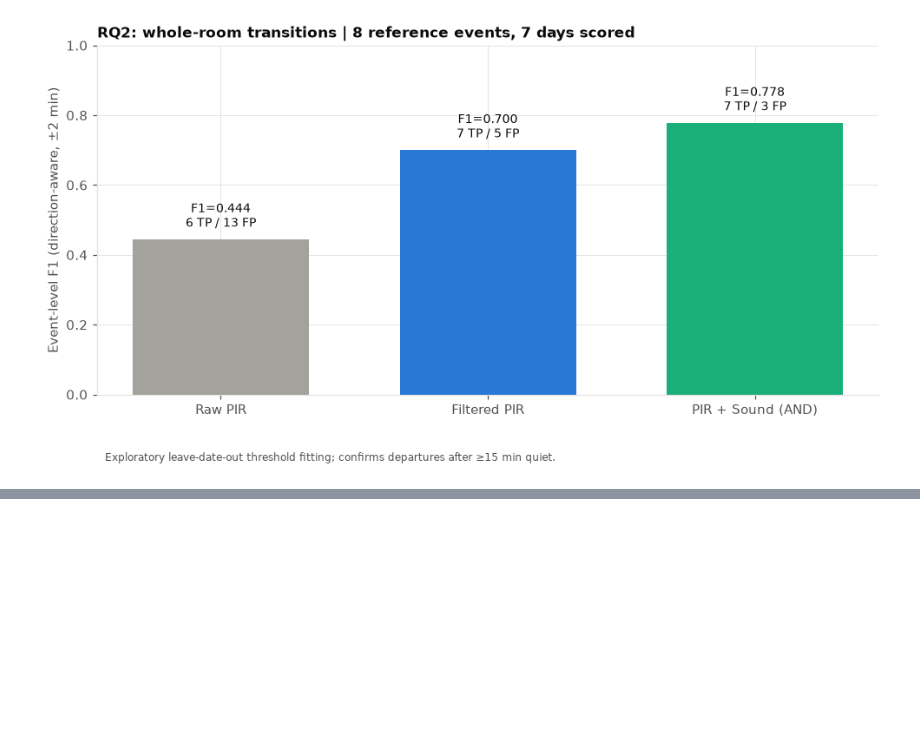
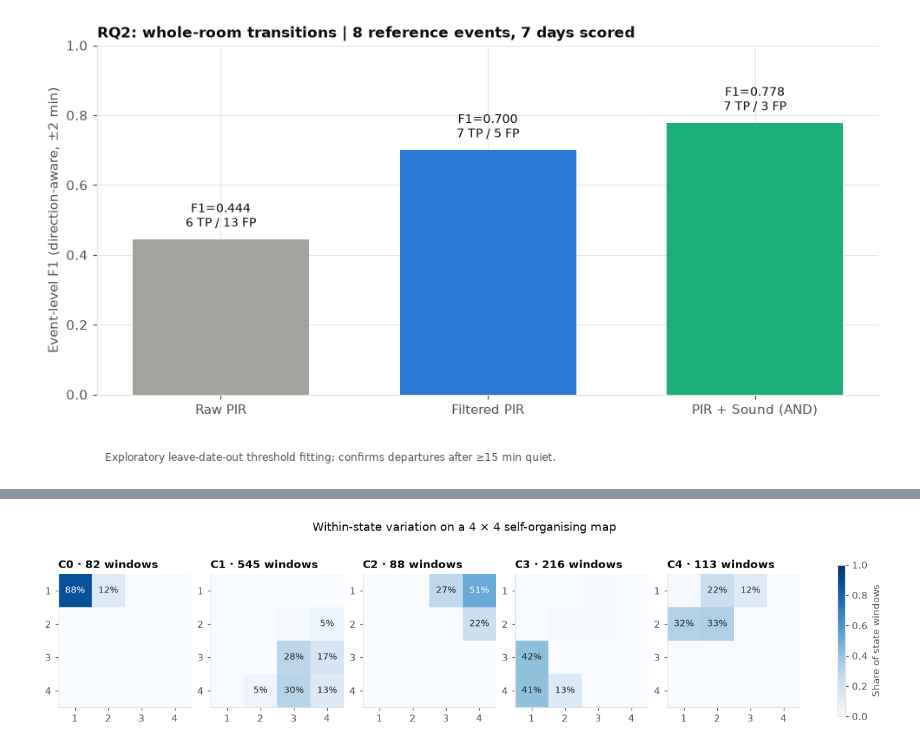
Before and after one commit to kirtankathiriya/DSA8003_Group_Data_Mining, a Jupyter notebook: DSA8003_Group_5_Code.ipynb, the cells around one changed output, grey strips where cells are left out. Cells and saved outputs as stored; diff of their text form; code cells hidden in the pictures; blank space fills up the shorter version.

```diff
--- a/DSA8003_Group_5_Code.ipynb
+++ b/DSA8003_Group_5_Code.ipynb
@@ -15555,16 +3883,0 @@ display(summary)
-# %%
-fig,ax=plt.subplots(figsize=(8.7,4.4))
-names=list(policies)
-for row,name in enumerate(names):
-    for delta,kind,marker in [(-.15,"Equal-size random","o"),(.15,"Cluster-stratified random","s")]:
-        x=controls.loc[(controls.policy==name)&(controls.control==kind),"changed_all"]
-        lo,mid,hi=x.quantile([.025,.5,.975])
-        ax.plot([lo,hi],[row+delta]*2,lw=3,label=kind if row==0 else None)
-        ax.plot(mid,row+delta,marker=marker,ms=6)
-    ax.plot(results.loc[name,"changed"],row,marker="D",color="black",ms=8,
-            label="Anomaly-selected removal" if row==0 else None)
-ax.set_yticks(range(len(names)),[f"{name} · {int(results.loc[name,'removed'])} removed" for name in names])
-ax.invert_yaxis();ax.set_xlabel("Original windows assigned to a different K-means state")
-ax.set_title("Does excluding flagged windows change K-means more than random removal?")
-ax.legend(frameon=False,loc="upper right");ax.grid(axis="x",alpha=.2)
-fig.tight_layout();fig.savefig(OUT/"section9_cluster_removal_controls.png",dpi=220);plt.show()
@@ -15633,0 +4497,25 @@ Combining clustering with anomaly detection changes what an unusual reading mean
+# %%
+def s6_plot_som(som, cluster_ids, figure_path):
+    side = int(np.sqrt(len(som["grid"])))
+    fig, axes = plt.subplots(1, len(cluster_ids), figsize=(12, 3.2), layout="constrained")
+    for cluster, ax in zip(cluster_ids, axes):
+        shares = som["shares"][cluster].to_numpy().reshape(side, side)
+        image = ax.imshow(shares, cmap="Blues", vmin=0, vmax=1)
+        count = som["counts"][cluster].sum()
+        ax.set_title(f"C{cluster} · {count} windows")
+        ax.set_xticks(range(side), range(1, side + 1))
+        ax.set_yticks(range(side), range(1, side + 1))
+        ax.grid(False)
+        for (row, column), share in np.ndenumerate(shares):
+            if share >= 0.025:
+                ax.text(column, row, f"{share:.0%}", ha="center", va="center",
+                        color="white" if share > 0.5 else "#222222", fontsize=9)
+    fig.colorbar(image, ax=axes, shrink=0.75, label="Share of state windows")
+    fig.suptitle("Within-state variation on a 4 × 4 self-organising map")
+    fig.savefig(figure_path / "som_state_overlay.png", dpi=200)
+    plt.show()
+
+
+s6_plot_som(s6_som, s6_cluster_ids, s6_figures)
+# %% [output]
+[figure, added]
```
Also changed, not shown: parts of 60 cells of this notebook, 46 other files.
